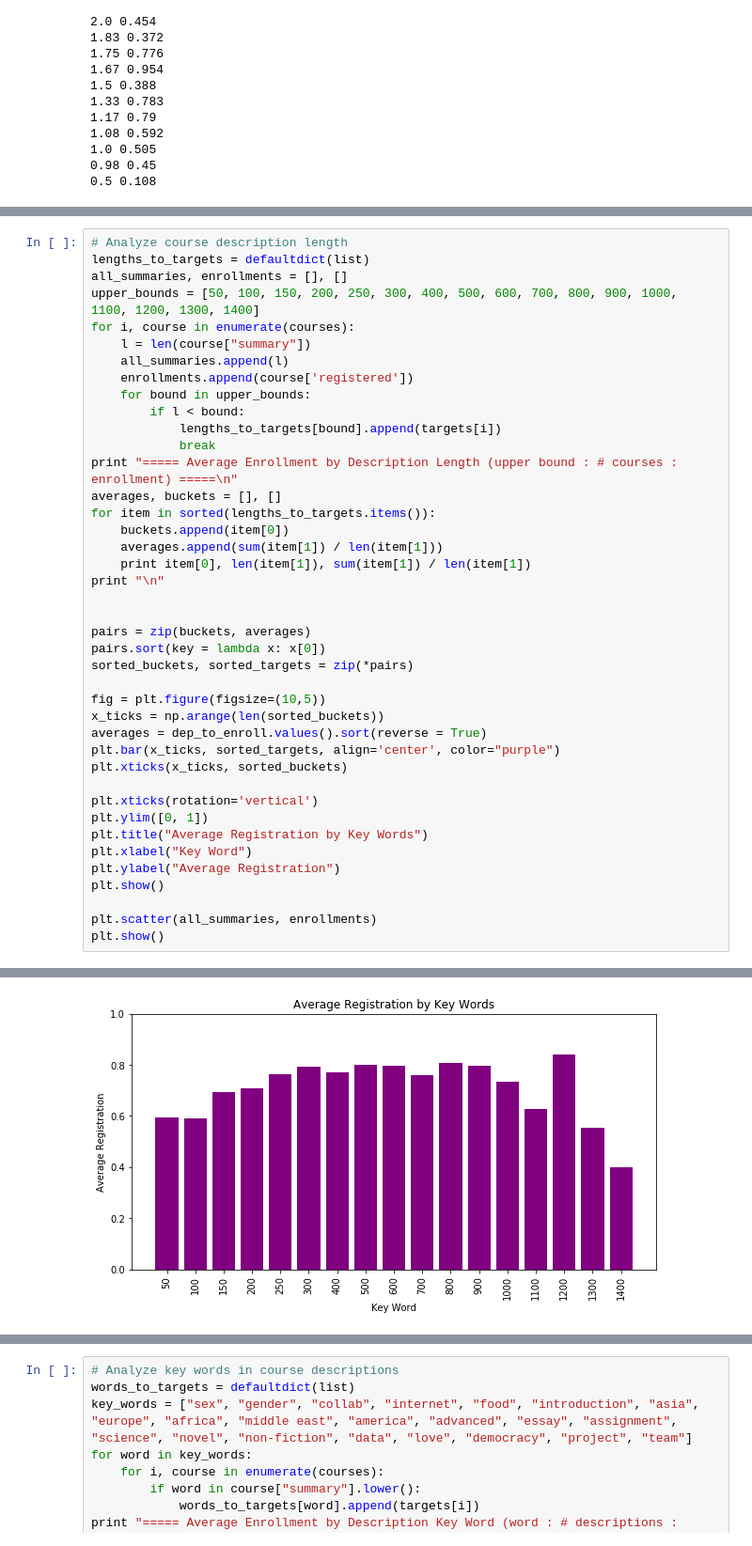
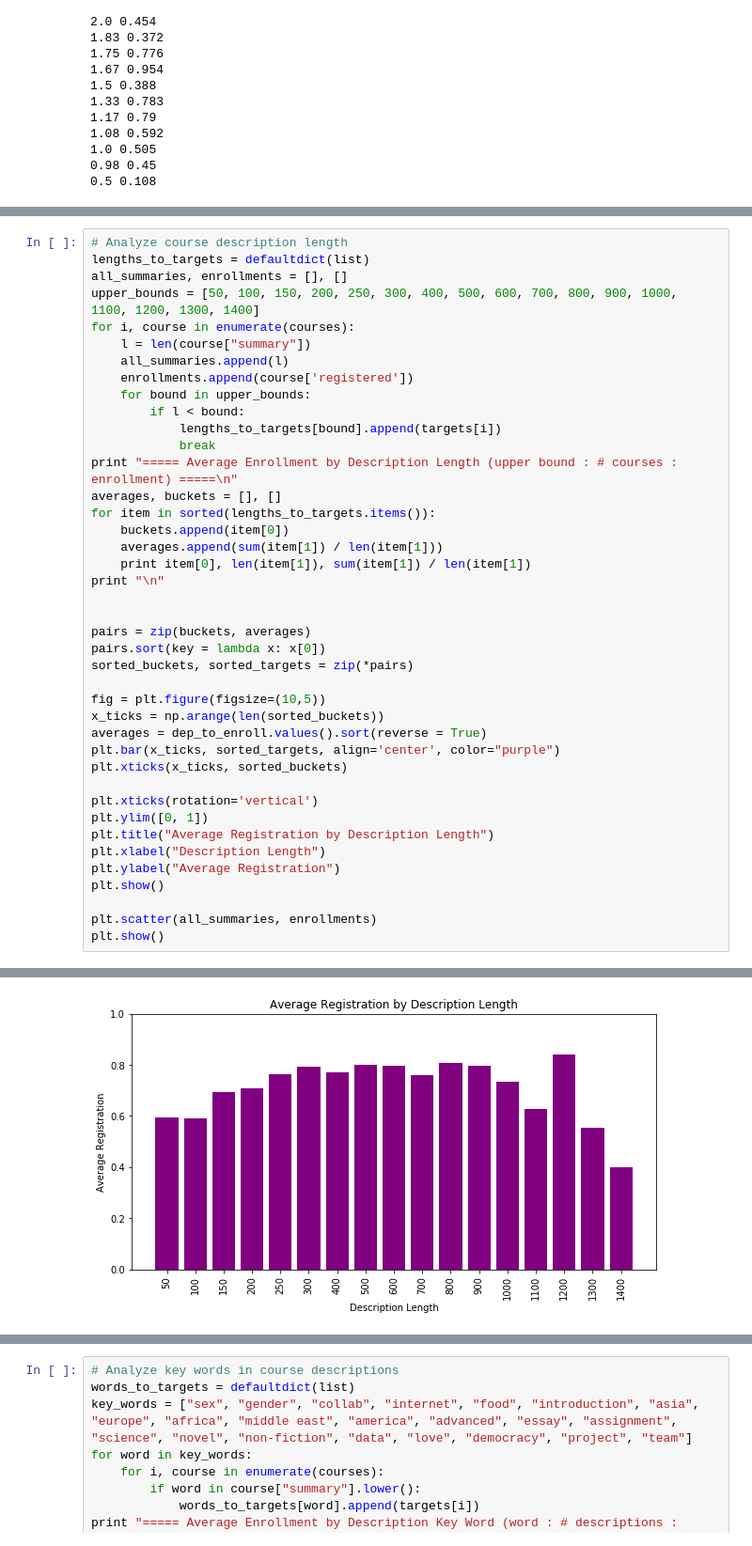
Before and after one commit to haseleyi/V-Big-Data, a Jupyter notebook: Big Data Final Project.ipynb, the cells around one changed output, grey strips where cells are left out. Shown at 94% size. Saved outputs shown, nothing was run; the diff lists cells and outputs as text.

```diff
--- a/Big Data Final Project.ipynb
+++ b/Big Data Final Project.ipynb
@@ -524,36 +524,36 @@ averages = dep_to_enroll.values().sort(reverse = True)
 plt.bar(x_ticks, sorted_targets, align='center', color="purple")
 plt.xticks(x_ticks, sorted_buckets)
 
 plt.xticks(rotation='vertical')
 plt.ylim([0, 1])
-plt.title("Average Registration by Key Words")
-plt.xlabel("Key Word")
+plt.title("Average Registration by Description Length")
+plt.xlabel("Description Length")
 plt.ylabel("Average Registration")
 plt.show()
 
 plt.scatter(all_summaries, enrollments)
 plt.show()
 # %% [output]
 ===== Average Enrollment by Description Length (upper bound : # courses : enrollment) =====
 
 50 47 0.596063829787
 100 76 0.589905185759
 150 224 0.69255952381
 200 241 0.708988493532
 250 192 0.76186650827
 300 296 0.79424292393
 400 578 0.77188020969
 500 654 0.801667854718
 600 892 0.795681211398
 700 776 0.758584401802
 800 192 0.806036726754
 900 21 0.797858699035
 1000 13 0.732948717949
 1100 11 0.62696969697
 1200 3 0.841666666667
 1300 2 0.555555555556
 1400 2 0.4
-[figure, old version]
+[figure, new version]
 [figure]
 # %%
 # Analyze key words in course descriptions
```
Also changed, not shown: parts of 4 cells of this notebook.
